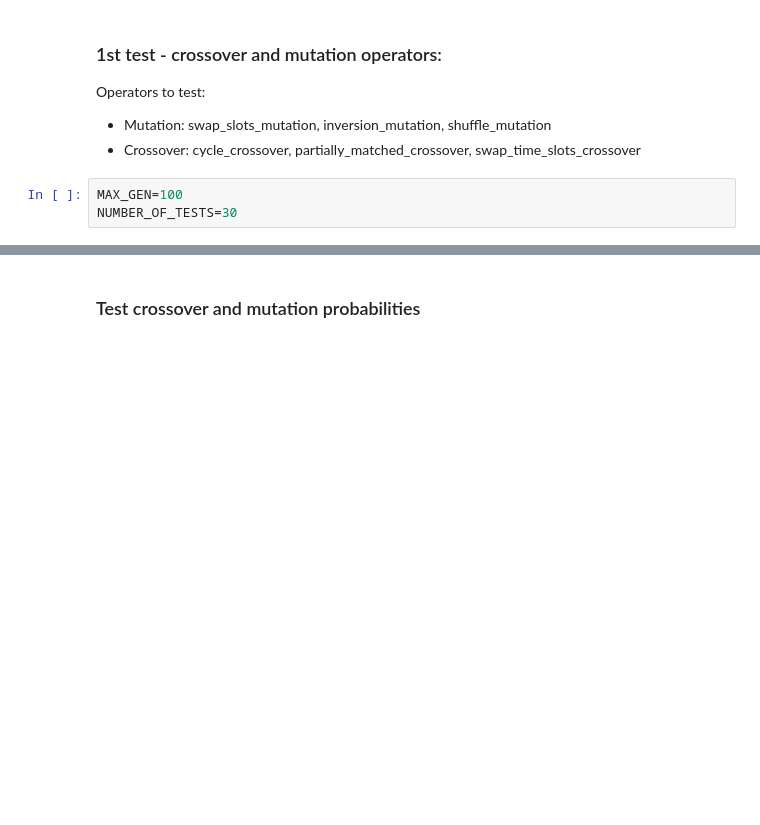
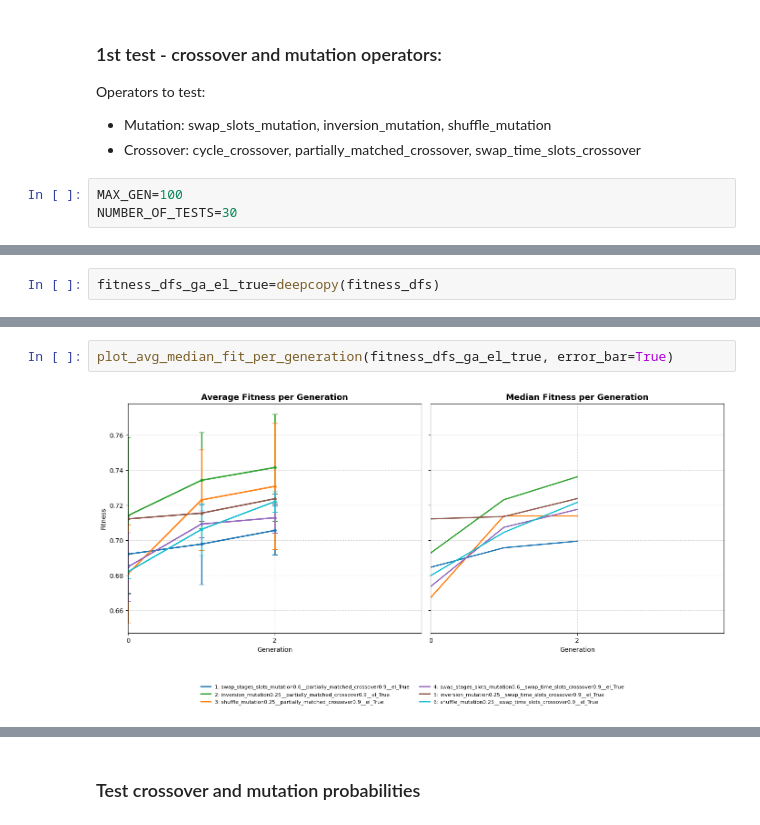
Before and after one commit to carolinadrpinto/CIFO-project, a Jupyter notebook: results.ipynb, the cells around one changed output, grey strips where cells are left out. Saved outputs shown, nothing was run; the diff lists cells and outputs as text; blank space fills up the shorter version.

```diff
--- a/results.ipynb
+++ b/results.ipynb
@@ -190,0 +127,2 @@ def plot_avg_median_fit_per_generation(results_dict):
+# %%
+fitness_dfs_ga_el_true=deepcopy(fitness_dfs)
@@ -190,0 +180,4 @@ def plot_avg_median_fit_per_generation(results_dict):
+# %%
+plot_avg_median_fit_per_generation(fitness_dfs_ga_el_true, error_bar=True)
+# %% [output]
+[figure, added]
```
Also changed, not shown: parts of 69 cells of this notebook, 2 other files.
